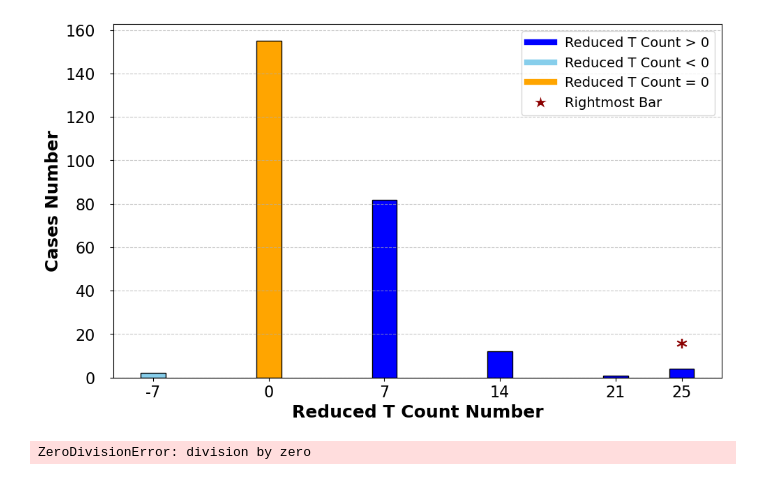
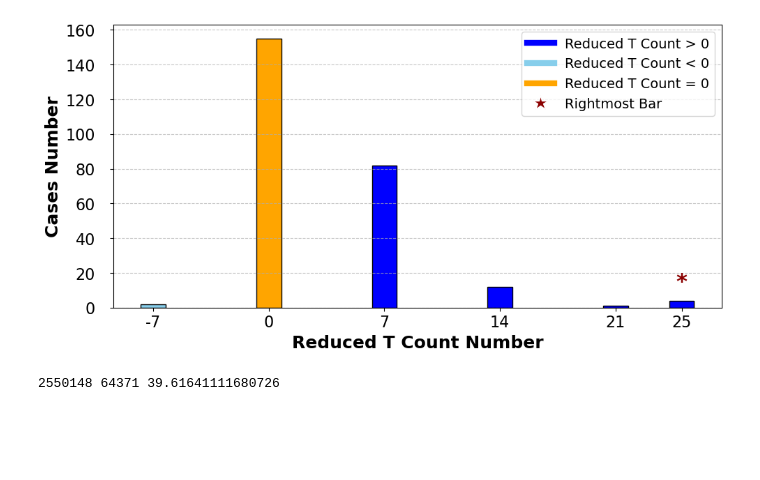
Before and after one commit to Veriqc/LimTDD_Oracle_Syn, a Jupyter notebook: Draw_Pic.ipynb, the cells around one changed output. Drawn from its saved outputs; the diff is of its cells as text; code cells hidden in the pictures; blank space fills up the shorter version.

```diff
--- a/Draw_Pic.ipynb
+++ b/Draw_Pic.ipynb
@@ -152,7 +152,7 @@ for key in sorted_keys:
         colors.append('orange')
 
 # 设置画布
-plt.figure(figsize=(10, 6))  # 缩小宽度，避免柱子过散
+plt.figure(figsize=(10, 5))  # 缩小宽度，避免柱子过散
 
 # 绘制柱状图（仅包含有数据的柱子）
 bars = plt.bar(sorted_keys, sorted_values, color=colors, edgecolor='black', width=1.5)  # 适当加宽柱子
@@ -172,43 +172,42 @@ plt.text(
     fontweight='bold'
 )
 
 # 添加标题和标签
 plt.xlabel('Reduced T Count Number', fontsize=18, fontweight='bold')
 plt.ylabel('Cases Number', fontsize=18, fontweight='bold')
 
 # 关键：x轴只显示有数据的键（固定刻度为sorted_keys）
 ax = plt.gca()
 ax.xaxis.set_major_locator(FixedLocator(sorted_keys))  # 仅显示有数据的键作为刻度
 plt.xticks(sorted_keys, sorted_keys, rotation=0, ha='center', fontsize=16)  # 刻度标签为数据中的键
 
 # 优化y轴标签间距
 plt.yticks(fontsize=16)
 ax.tick_params(axis='y', pad=15)
 plt.grid(axis='y', linestyle='--', alpha=0.7)
 
 # 添加图例
 from matplotlib.lines import Line2D
 legend_elements = [
     Line2D([0], [0], color='blue', lw=6, label='Reduced T Count > 0'),
     Line2D([0], [0], color='skyblue', lw=6, label='Reduced T Count < 0'),
     Line2D([0], [0], color='orange', lw=6, label='Reduced T Count = 0'),
     Line2D([0], [0], marker='*', markersize=16, color='w', markerfacecolor='darkred', label='Rightmost Bar')
 ]
 ax.legend(handles=legend_elements, loc='upper right', fontsize=14)
 
 plt.tight_layout()
-# 注意：dpi无需设置30000（过大导致文件异常，300足够高清）
-# plt.savefig(f'Experiment_{input_num}_var_2.pdf', dpi=300, bbox_inches='tight', format='pdf')
+# plt.savefig(f'Experiment_3_var_2.pdf', dpi=3000, bbox_inches='tight', format='pdf')
 plt.show()
 # %% [output]
-[figure, old version]
+[figure, new version]
 # %%
 t_r = 0
 n = 0
 for k in sorted_dif_col:
-    if k>100:
+    if k>0:
         t_r+=k*sorted_dif_col[k]
         n+=sorted_dif_col[k]
 print(t_r,n,t_r/n)
 # %% [output]
-ZeroDivisionError: division by zero
+2550148 64371 39.61641111680726
```
Also changed, not shown: parts of 3 cells of this notebook, 1 other file.
